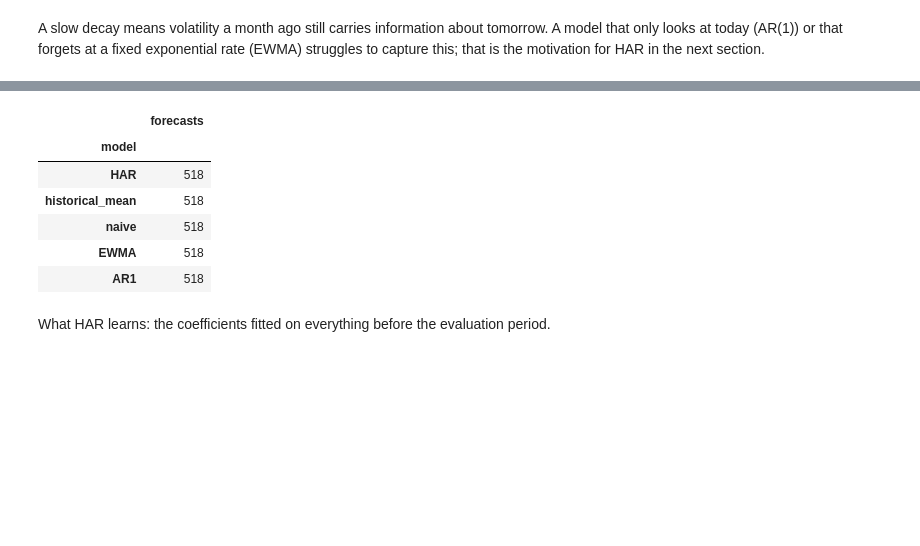
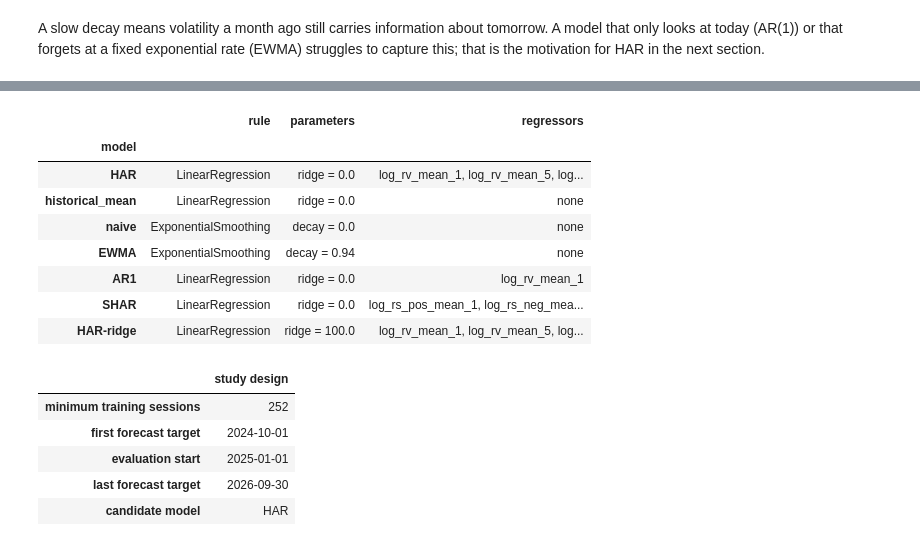
Before and after one commit to kholmetskii/realized-vol, a Jupyter notebook: notebooks/01_eurusd.ipynb, the cells around one changed output, grey strips where cells are left out. Cells and saved outputs as stored; diff of their text form; code cells hidden in the pictures; blank space fills up the shorter version.

```diff
--- a/notebooks/01_eurusd.ipynb
+++ b/notebooks/01_eurusd.ipynb
@@ -73,9 +80,9 @@ RV code.
 ticks = sorted(LAYOUT.ticks(ASSET).glob("*.parquet"))
 cache = LAYOUT.daily_rv(ASSET, SAMPLING_FREQUENCY)
 newest_ticks = max(path.stat().st_mtime for path in ticks)
-if cache.exists() and cache.stat().st_mtime > newest_ticks:
-    daily = pd.read_parquet(cache)
-else:
+fresh = cache.exists() and cache.stat().st_mtime > newest_ticks
+daily = pd.read_parquet(cache) if fresh else None
+if daily is None or list(daily.columns) != COLUMNS:
     daily = build_daily_dataset(ticks, frequency=SAMPLING_FREQUENCY)
     cache.parent.mkdir(parents=True, exist_ok=True)
     daily.to_parquet(cache, index=False)
@@ -274,15 +274,42 @@ pd.Series(
 # %%
-prepared = experiment.prepare(daily)
-forecasts = experiment.forecast(prepared, BENCHMARKS, asset=ASSET)
-forecasts.groupby("model").size().loc[MODELS].rename("forecasts").to_frame()
+def parameters(rule):
+    names = inspect.signature(type(rule)).parameters
+    return ", ".join(f"{name} = {getattr(rule, name)}" for name in names)
+
+
+display(
+    pd.DataFrame(
+        {
+            "rule": [type(model.rule).__name__ for model in STUDY],
+            "parameters": [parameters(model.rule) for model in STUDY],
+            "regressors": [", ".join(model.regressors) or "none" for model in STUDY],
+        },
+        index=pd.Index([model.name for model in STUDY], name="model"),
+    ).loc[MODELS]
+)
+pd.Series(
+    {
+        "minimum training sessions": experiment.MIN_TRAIN_SESSIONS,
+        "first forecast target": experiment.FORECAST_START,
+        "evaluation start": experiment.EVALUATION_START,
+        "last forecast target": experiment.FORECAST_END,
+        "candidate model": CANDIDATE,
+    },
+    name="study design",
+).to_frame()
 # %% [output]
-|  | forecasts |
-| model |  |
-| HAR | 518 |
-| historical_mean | 518 |
-| naive | 518 |
-| EWMA | 518 |
-| AR1 | 518 |
+|  | rule | parameters | regressors |
+| model |  |  |  |
+| HAR | LinearRegression | ridge = 0.0 | log_rv_mean_1, log_rv_mean_5, log... |
+| historical_mean | LinearRegression | ridge = 0.0 | none |
+| naive | ExponentialSmoothing | decay = 0.0 | none |
+| EWMA | ExponentialSmoothing | decay = 0.94 | none |
+| AR1 | LinearRegression | ridge = 0.0 | log_rv_mean_1 |
+| SHAR | LinearRegression | ridge = 0.0 | log_rs_pos_mean_1, log_rs_neg_mea... |
+| HAR-ridge | LinearRegression | ridge = 100.0 | log_rv_mean_1, log_rv_mean_5, log... |
+|  | study design |
+| minimum training sessions | 252 |
+| first forecast target | 2024-10-01 |
+| evaluation start | 2025-01-01 |
+| last forecast target | 2026-09-30 |
+| candidate model | HAR |
-# %% [markdown]
-What HAR learns: the coefficients fitted on everything before the evaluation
-period.
```
Also changed, not shown: parts of 46 cells of this notebook, 15 other files.
